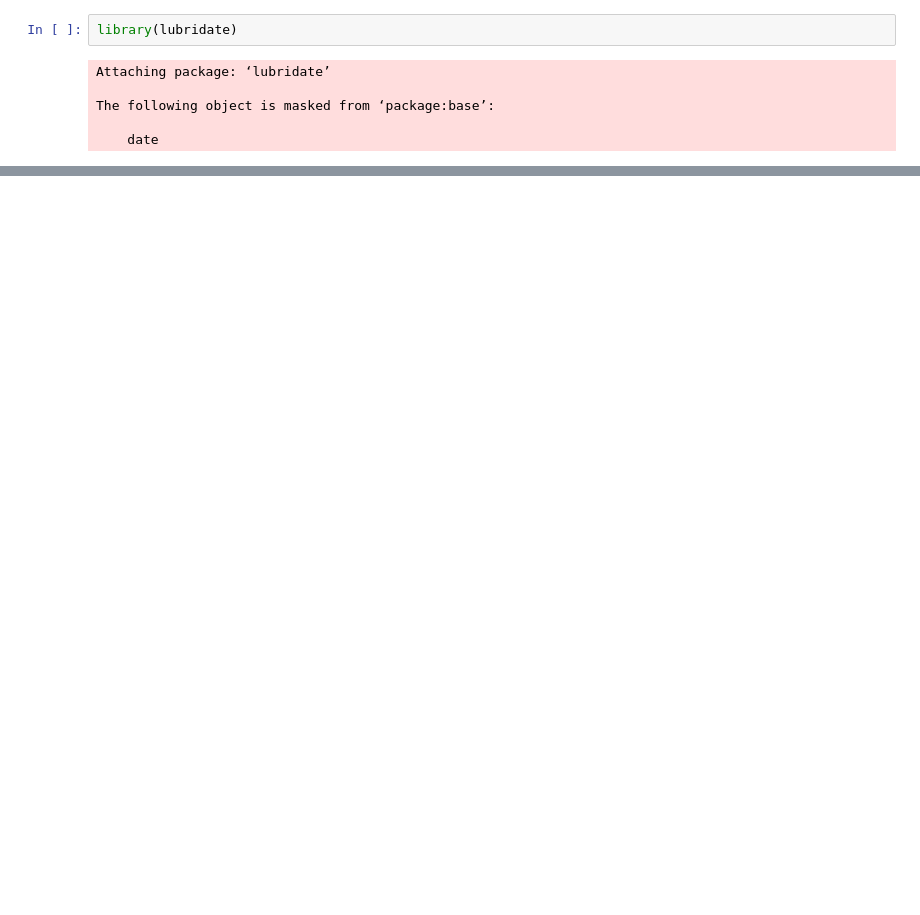
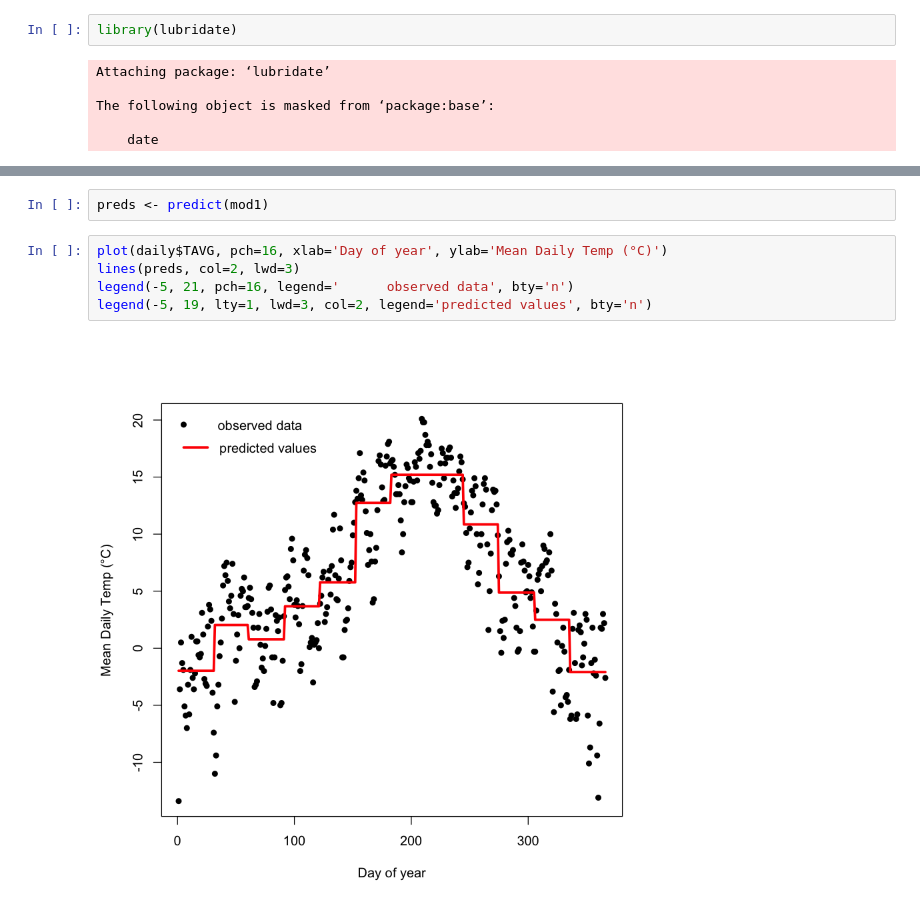
Before and after one commit to dongmeic/climate-space, a Jupyter notebook: notebooks/predictDailyFromMonthly.R.ipynb, the cells around one changed output, grey strips where cells are left out. Saved outputs shown, nothing was run; the diff lists cells and outputs as text; blank space fills up the shorter version.

```diff
--- a/notebooks/predictDailyFromMonthly.R.ipynb
+++ b/notebooks/predictDailyFromMonthly.R.ipynb
@@ -149,0 +101,9 @@ points(xv, unlist(pseudo.errors), pch=16, col=rgb(0, 0, 0, 0.2))
+# %%
+preds <- predict(mod1)
+# %%
+plot(daily$TAVG, pch=16, xlab='Day of year', ylab='Mean Daily Temp (°C)')
+lines(preds, col=2, lwd=3)
+legend(-5, 21, pch=16, legend='      observed data', bty='n')
+legend(-5, 19, lty=1, lwd=3, col=2, legend='predicted values', bty='n')
+# %% [output]
+[figure, added]
```
Also changed, not shown: parts of 42 cells of this notebook, 2 other files.
